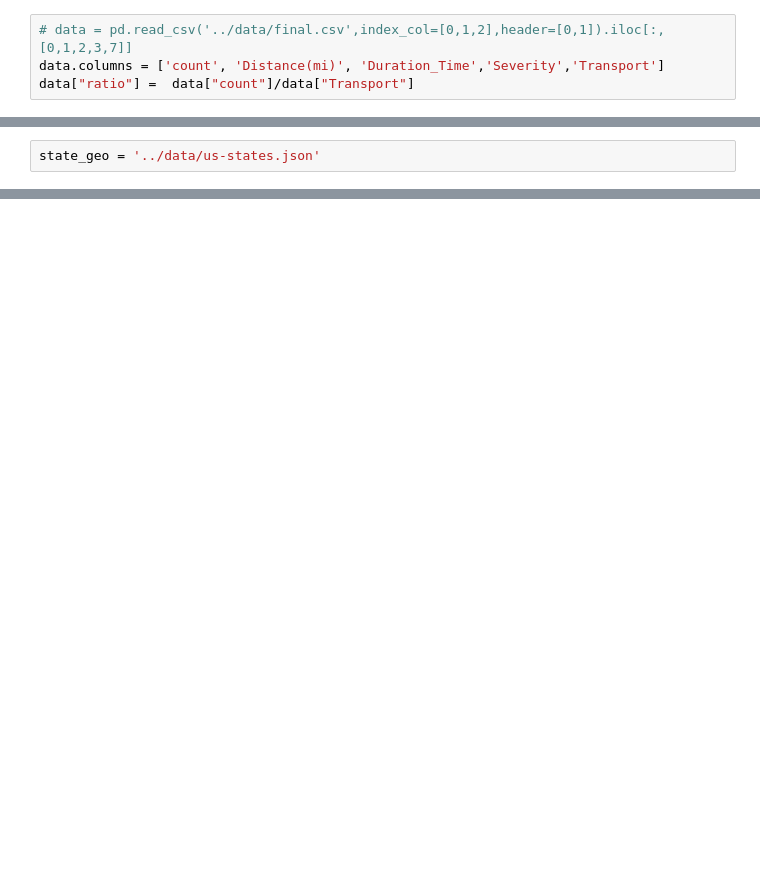
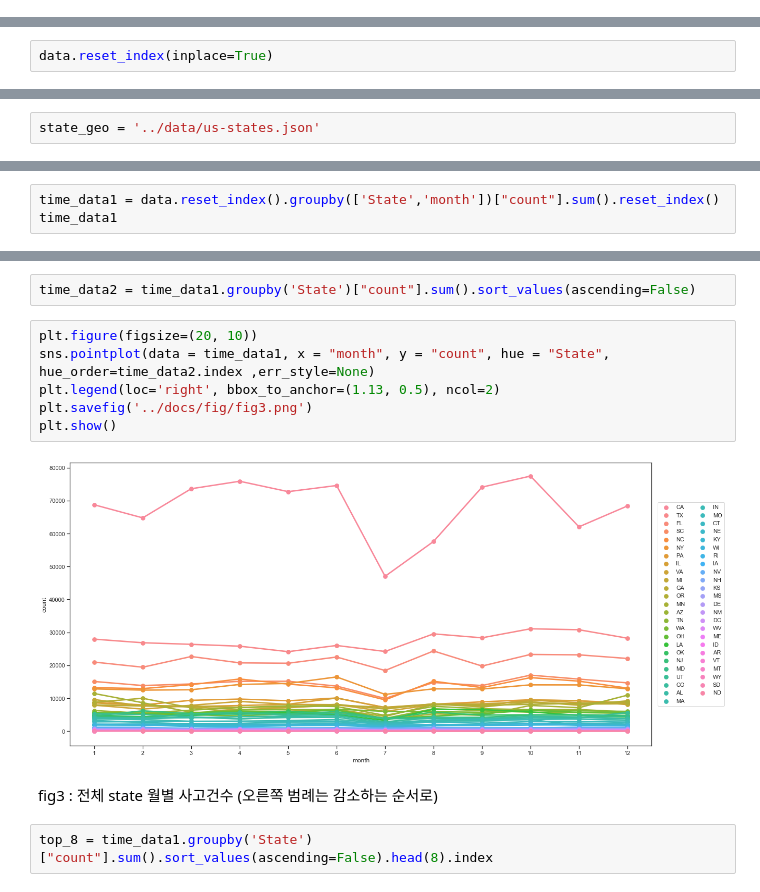
Before and after one commit to leechungpa/UC_EDA, a Jupyter notebook: code/map_graph.ipynb, the cells around one changed output, grey strips where cells are left out. Saved outputs shown, nothing was run; the diff lists cells and outputs as text; blank space fills up the shorter version.

```diff
--- a/code/map_graph.ipynb
+++ b/code/map_graph.ipynb
@@ -53,4 +48,0 @@ data = final_s3.copy().iloc[:,[0,1,2,3,7]]
-# %%
-# data = pd.read_csv('../data/final.csv',index_col=[0,1,2],header=[0,1]).iloc[:,[0,1,2,3,7]]
-data.columns = ['count', 'Distance(mi)', 'Duration_Time','Severity','Transport']
-data["ratio"] =  data["count"]/data["Transport"]
@@ -99,0 +72,2 @@ map = folium.Map(location=[40,-98],zoom_start=4)
+# %%
+data.reset_index(inplace=True)
@@ -115,0 +160,3 @@ map
+# %%
+time_data1 = data.reset_index().groupby(['State','month'])["count"].sum().reset_index()
+time_data1
@@ -115,0 +177,14 @@ map
+# %%
+time_data2 = time_data1.groupby('State')["count"].sum().sort_values(ascending=False)
+# %%
+plt.figure(figsize=(20, 10))
+sns.pointplot(data = time_data1, x = "month", y = "count", hue = "State", hue_order=time_data2.index ,err_style=None)
+plt.legend(loc='right', bbox_to_anchor=(1.13, 0.5), ncol=2)
+plt.savefig('../docs/fig/fig3.png')
+plt.show()
+# %% [output]
+[figure, added]
+# %% [markdown]
+fig3 : 전체 state 월별 사고건수 (오른쪽 범례는 감소하는 순서로)
+# %%
+top_8 = time_data1.groupby('State')["count"].sum().sort_values(ascending=False).head(8).index
```
Also changed, not shown: parts of 56 cells of this notebook, 13 other files.
